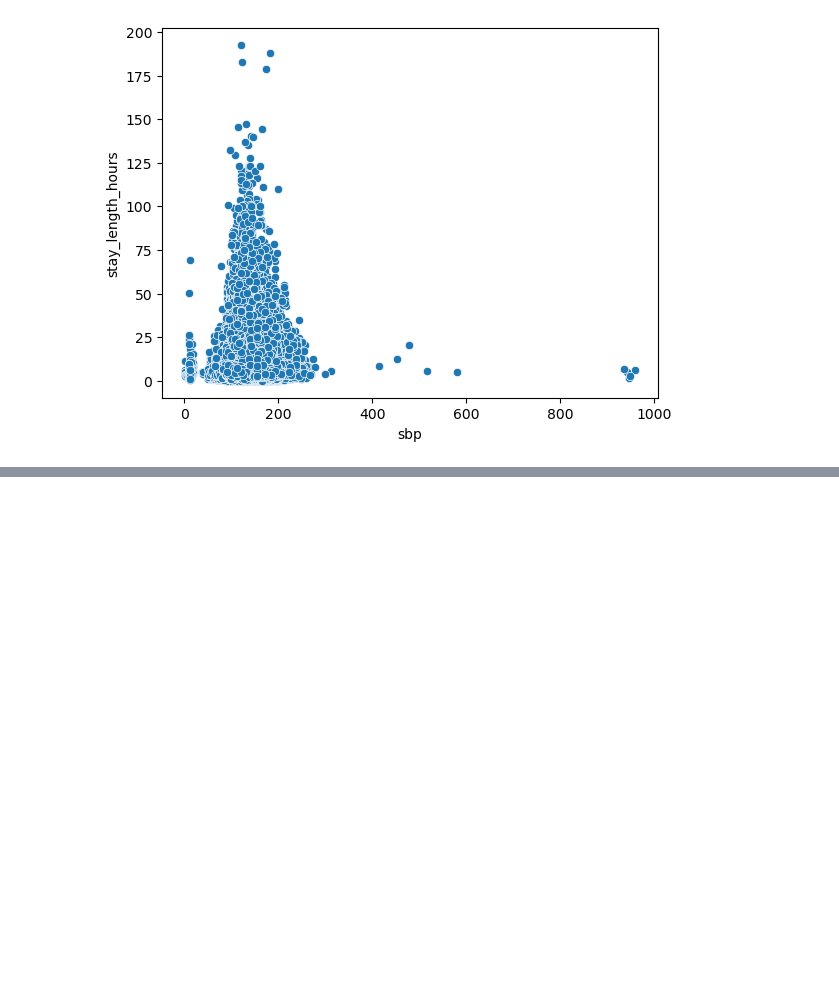
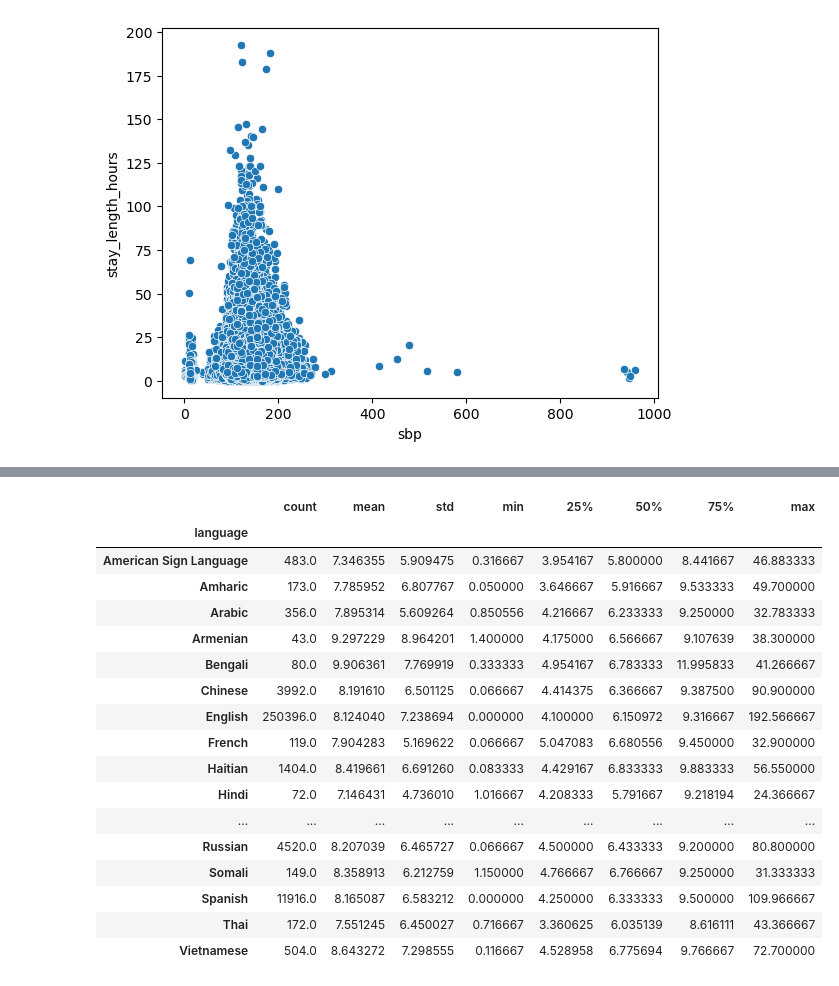
Before and after one commit to ewiesner/Emergency-Department-Wait-Times-, a Jupyter notebook: EDA.ipynb, the cells around one changed output, grey strips where cells are left out. Saved outputs shown, nothing was run; the diff lists cells and outputs as text; code cells hidden in the pictures; blank space fills up the shorter version.

```diff
--- a/EDA.ipynb
+++ b/EDA.ipynb
@@ -228,0 +279,21 @@ dtype: int64
+# %%
+df.groupby('language')['stay_length_hours'].describe()
+# %% [output]
+|  | count | mean | std | min | 25% | 50% | 75% | max |
+| language |  |  |  |  |  |  |  |  |
+| American Sign Language | 483.0 | 7.346355 | 5.909475 | 0.316667 | 3.954167 | 5.800000 | 8.441667 | 46.883333 |
+| Amharic | 173.0 | 7.785952 | 6.807767 | 0.050000 | 3.646667 | 5.916667 | 9.533333 | 49.700000 |
+| Arabic | 356.0 | 7.895314 | 5.609264 | 0.850556 | 4.216667 | 6.233333 | 9.250000 | 32.783333 |
+| Armenian | 43.0 | 9.297229 | 8.964201 | 1.400000 | 4.175000 | 6.566667 | 9.107639 | 38.300000 |
+| Bengali | 80.0 | 9.906361 | 7.769919 | 0.333333 | 4.954167 | 6.783333 | 11.995833 | 41.266667 |
+| Chinese | 3992.0 | 8.191610 | 6.501125 | 0.066667 | 4.414375 | 6.366667 | 9.387500 | 90.900000 |
+| English | 250396.0 | 8.124040 | 7.238694 | 0.000000 | 4.100000 | 6.150972 | 9.316667 | 192.566667 |
+| French | 119.0 | 7.904283 | 5.169622 | 0.066667 | 5.047083 | 6.680556 | 9.450000 | 32.900000 |
+| Haitian | 1404.0 | 8.419661 | 6.691260 | 0.083333 | 4.429167 | 6.833333 | 9.883333 | 56.550000 |
+| Hindi | 72.0 | 7.146431 | 4.736010 | 1.016667 | 4.208333 | 5.791667 | 9.218194 | 24.366667 |
+| ... | ... | ... | ... | ... | ... | ... | ... | ... |
+| Russian | 4520.0 | 8.207039 | 6.465727 | 0.066667 | 4.500000 | 6.433333 | 9.200000 | 80.800000 |
+| Somali | 149.0 | 8.358913 | 6.212759 | 1.150000 | 4.766667 | 6.766667 | 9.250000 | 31.333333 |
+| Spanish | 11916.0 | 8.165087 | 6.583212 | 0.000000 | 4.250000 | 6.333333 | 9.500000 | 109.966667 |
+| Thai | 172.0 | 7.551245 | 6.450027 | 0.716667 | 3.360625 | 6.035139 | 8.616111 | 43.366667 |
+| Vietnamese | 504.0 | 8.643272 | 7.298555 | 0.116667 | 4.528958 | 6.775694 | 9.766667 | 72.700000 |
```
Also changed, not shown: parts of 14 cells of this notebook, 5 other files.
